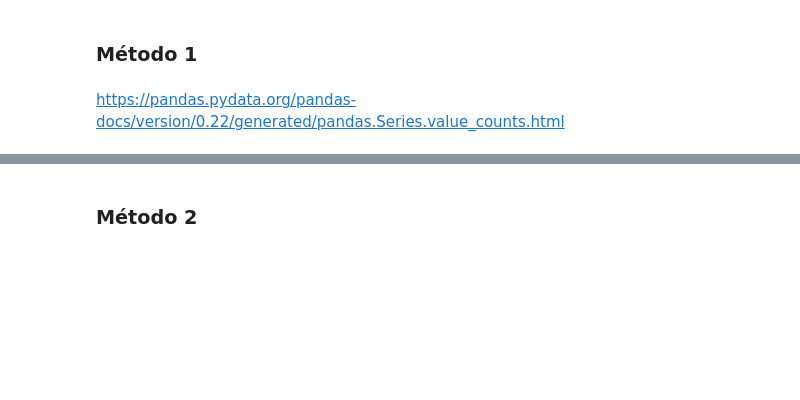
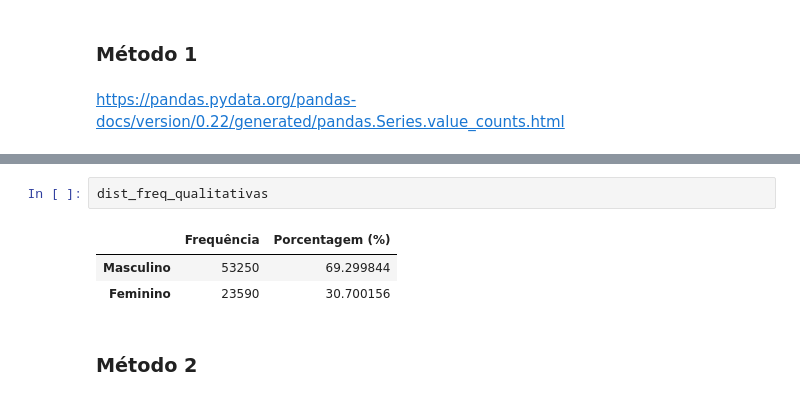
Before and after one commit to NapolitanoR/Alura-logica-programacao, a Jupyter notebook: Curso_de_Estatística_Parte_1.ipynb, the cells around one changed output, grey strips where cells are left out. Saved outputs shown, nothing was run; the diff lists cells and outputs as text; blank space fills up the shorter version.

```diff
--- a/Curso_de_Estatística_Parte_1.ipynb
+++ b/Curso_de_Estatística_Parte_1.ipynb
@@ -225,3 +252,9 @@ https://pandas.pydata.org/pandas-docs/version/0.22/generated/pandas.Series.value
+# %%
+dist_freq_qualitativas
+# %% [output]
+|  | Frequência | Porcentagem (%) |
+| Masculino | 53250 | 69.299844 |
+| Feminino | 23590 | 30.700156 |
 # %% [markdown]
 ### Método 2
 # %% [markdown]
```
Also changed, not shown: parts of 7 cells of this notebook.
